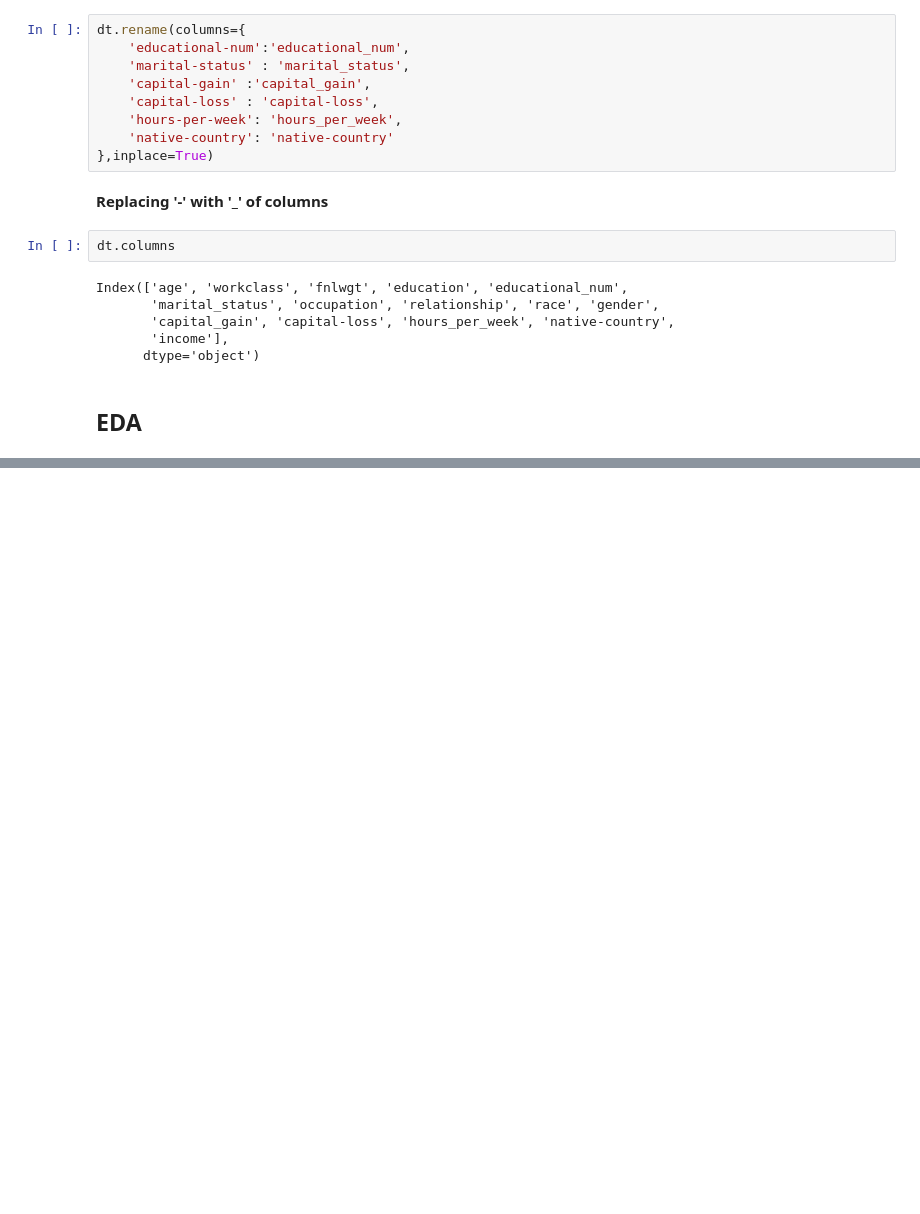
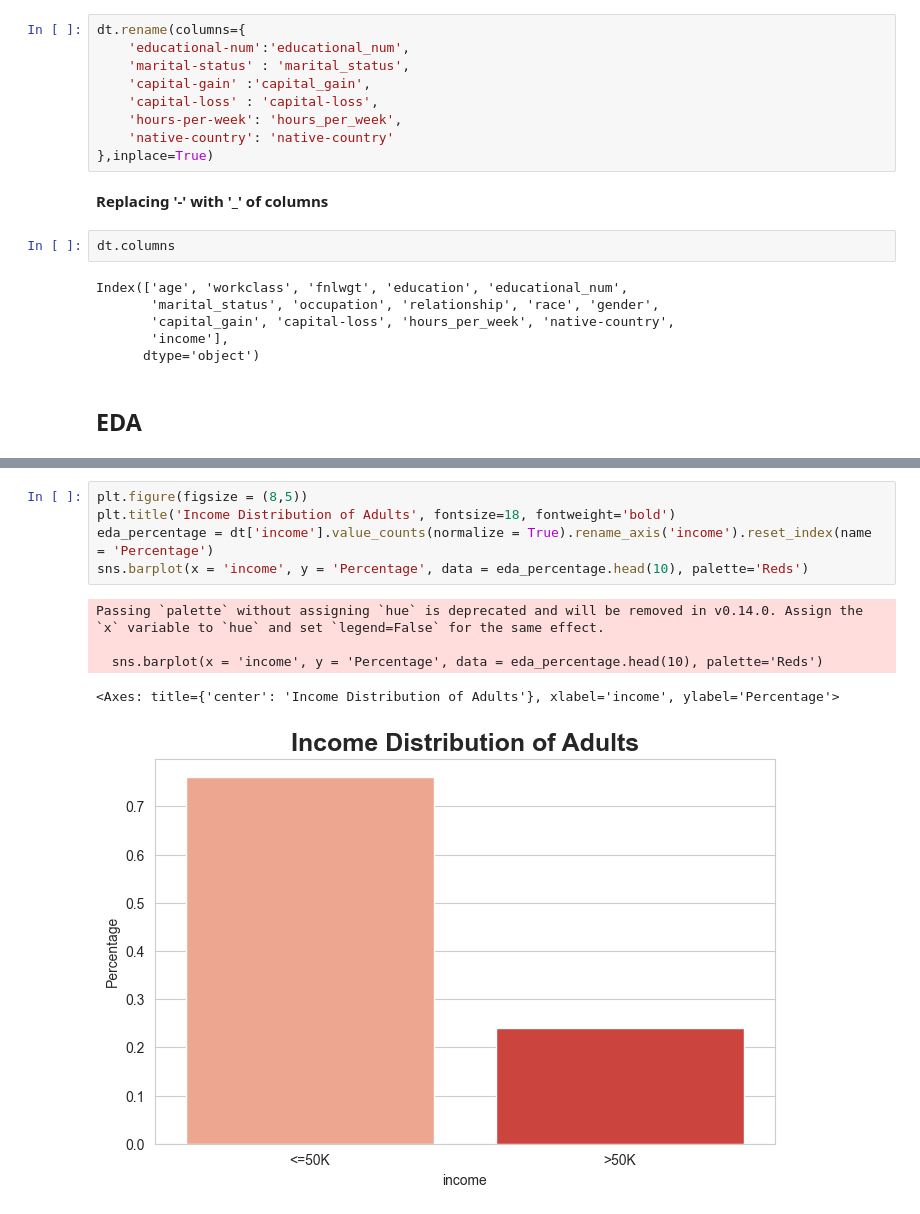
Before and after one commit to Mitrahang7/Code-IT, a Jupyter notebook: Week 3/Adult Income Predictor.ipynb, the cells around one changed output, grey strips where cells are left out. Cells and saved outputs as stored; diff of their text form; blank space fills up the shorter version.

Commit message:
Performed EDA on Adult Income Dataset

```diff
--- a/Week 3/Adult Income Predictor.ipynb
+++ b/Week 3/Adult Income Predictor.ipynb
@@ -184,0 +221,11 @@ Index(['age', 'workclass', 'fnlwgt', 'education', 'educational_num',
+# %%
+plt.figure(figsize = (8,5))
+plt.title('Income Distribution of Adults', fontsize=18, fontweight='bold')
+eda_percentage = dt['income'].value_counts(normalize = True).rename_axis('income').reset_index(name = 'Percentage')
+sns.barplot(x = 'income', y = 'Percentage', data = eda_percentage.head(10), palette='Reds')
+# %% [output]
+Passing `palette` without assigning `hue` is deprecated and will be removed in v0.14.0. Assign the `x` variable to `hue` and set `legend=False` for the same effect.
+
+  sns.barplot(x = 'income', y = 'Percentage', data = eda_percentage.head(10), palette='Reds')
+<Axes: title={'center': 'Income Distribution of Adults'}, xlabel='income', ylabel='Percentage'>
+[figure, added]
```
Also changed, not shown: parts of 15 cells of this notebook.
